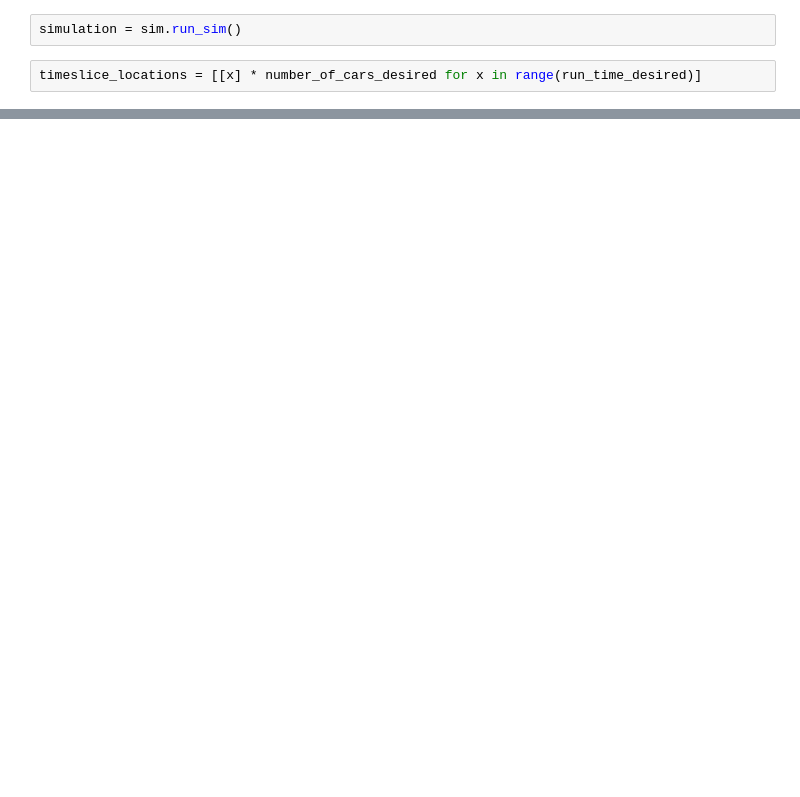
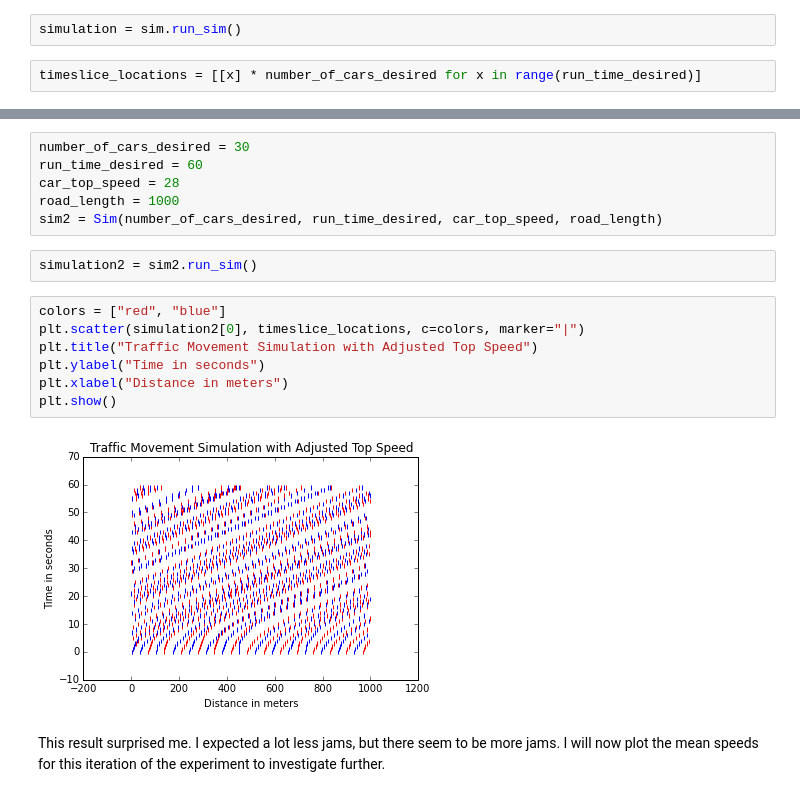
Before and after one commit to zseaborn63/traffic-simulation, a Jupyter notebook: Official Traffic Sim.ipynb, the cells around one changed output, grey strips where cells are left out. Drawn from its saved outputs; the diff is of its cells as text; blank space fills up the shorter version.

```diff
--- a/Official Traffic Sim.ipynb
+++ b/Official Traffic Sim.ipynb
@@ -51,0 +58,19 @@ plt.show()
+# %%
+number_of_cars_desired = 30
+run_time_desired = 60
+car_top_speed = 28
+road_length = 1000
+sim2 = Sim(number_of_cars_desired, run_time_desired, car_top_speed, road_length)
+# %%
+simulation2 = sim2.run_sim()
+# %%
+colors = ["red", "blue"]
+plt.scatter(simulation2[0], timeslice_locations, c=colors, marker="|")
+plt.title("Traffic Movement Simulation with Adjusted Top Speed")
+plt.ylabel("Time in seconds")
+plt.xlabel("Distance in meters")
+plt.show()
+# %% [output]
+[figure, added]
+# %% [markdown]
+This result surprised me.  I expected a lot less jams, but there seem to be more jams.  I will now plot the mean speeds for this iteration of the experiment to investigate further.
```
Also changed, not shown: parts of 18 cells of this notebook, 2 other files.
